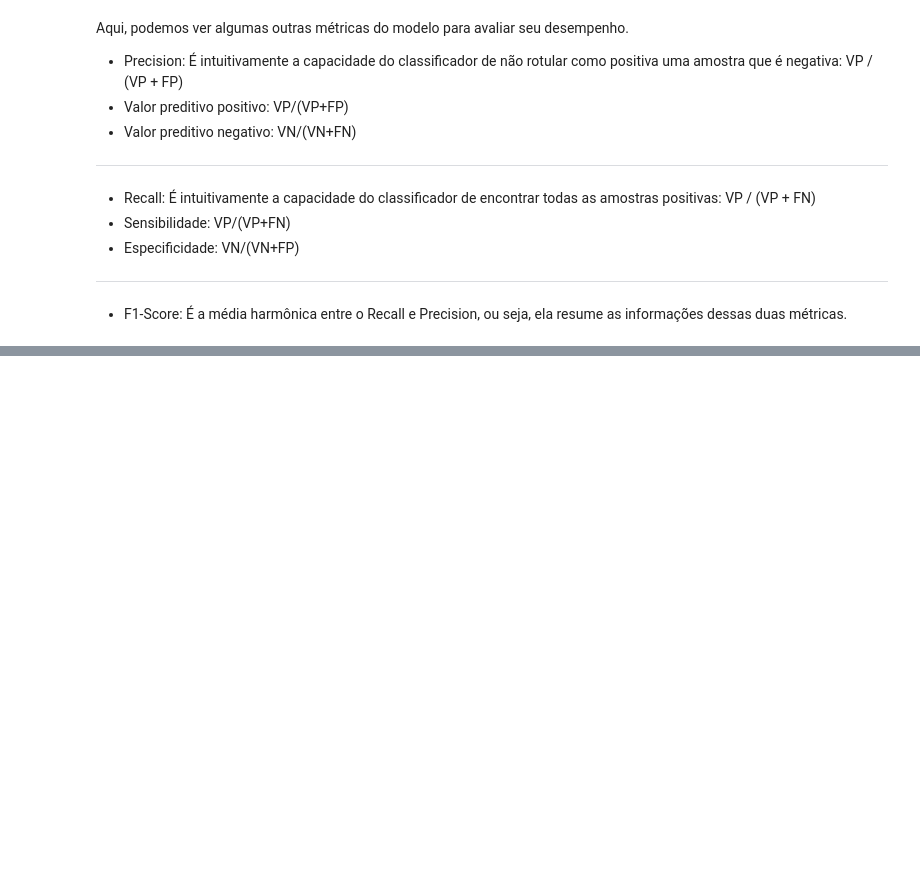
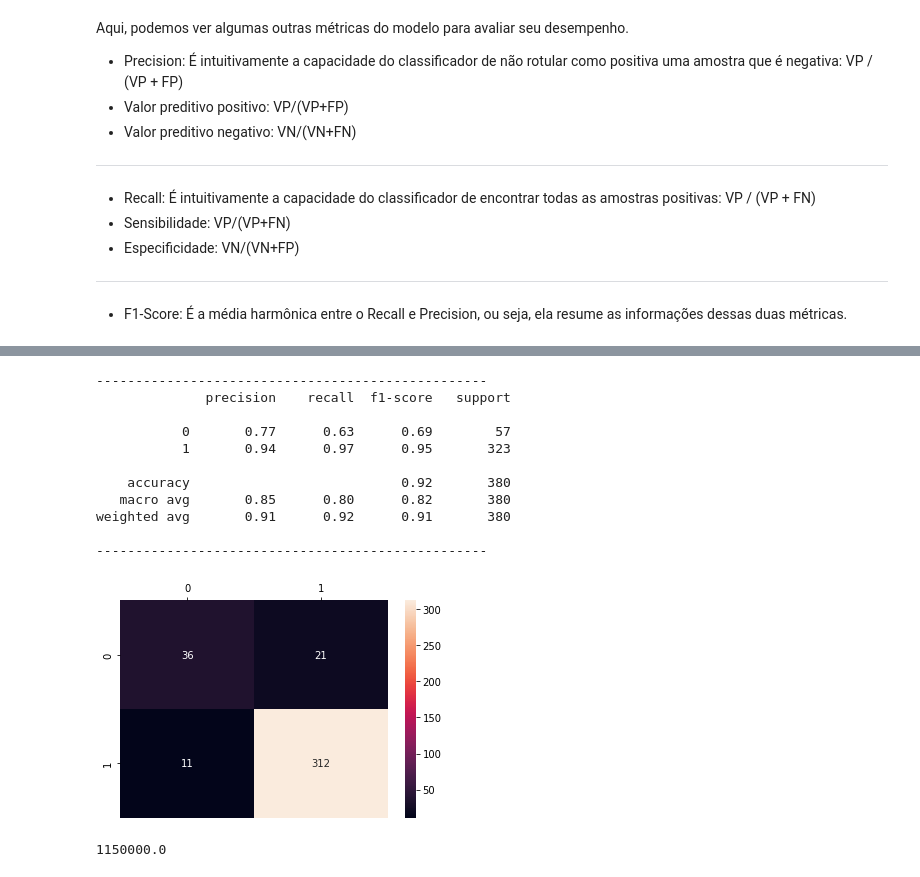
Before and after one commit to LucasGleysson/Estatistica_DS_ML, a Jupyter notebook: Classificacao_Naive_Bayes.ipynb, the cells around one changed output, grey strips where cells are left out. Drawn from its saved outputs; the diff is of its cells as text; code cells hidden in the pictures; blank space fills up the shorter version.

Commit message:
Oversampling e Undersampling

```diff
--- a/Classificacao_Naive_Bayes.ipynb
+++ b/Classificacao_Naive_Bayes.ipynb
@@ -181,0 +209,47 @@ O objetivo então é otimizar a porcentagem de acertos das predições, para ass
+# %%
+from imblearn.under_sampling import TomekLinks
+
+tl = TomekLinks(sampling_strategy='majority')
+x_under, y_under = tl.fit_resample(x,y)
+
+# Treinamento do algoritmo
+x_train_under, x_test_under, y_train_under, y_test_under = train_test_split(x_under, y_under,
+                                                                            test_size=0.2,
+                                                                            stratify=y_under)
+modelo_under = GaussianNB()
+modelo_under.fit(x_train_under, y_train_under)
+previsoes_under = modelo_under.predict(x_test_under)
+
+# Visualizações
+print('-'*50)
+print(classification_report(y_test_under,previsoes_under))
+print('-'*50)
+cm_under = confusion_matrix(y_test_under, previsoes_under)
+sns.heatmap(cm_under,annot=True,fmt='.3g').xaxis.tick_top()
+# %% [output]
+--------------------------------------------------
+              precision    recall  f1-score   support
+
+           0       0.77      0.63      0.69        57
+           1       0.94      0.97      0.95       323
+
+    accuracy                           0.92       380
+   macro avg       0.85      0.80      0.82       380
+weighted avg       0.91      0.92      0.91       380
+
+--------------------------------------------------
+[figure, added]
+# %%
+# Precisão valores negativos
+ps = precision_score(y_test_under, previsoes_under, pos_label=0)
+
+# Porcentagem de erro da precisão
+ps_erro = round(1 - ps, 2)
+
+# Quantidade de pessoas não pagantes que receberiam o credito errado
+qnt_pessoas_cred_erro = ps_erro * 1000
+
+# Prejuizo que o banco receberia aprovando credito para essas pessoas
+qnt_pessoas_cred_erro * 5000
+# %% [output]
+1150000.0
```
Also changed, not shown: parts of 18 cells of this notebook.
